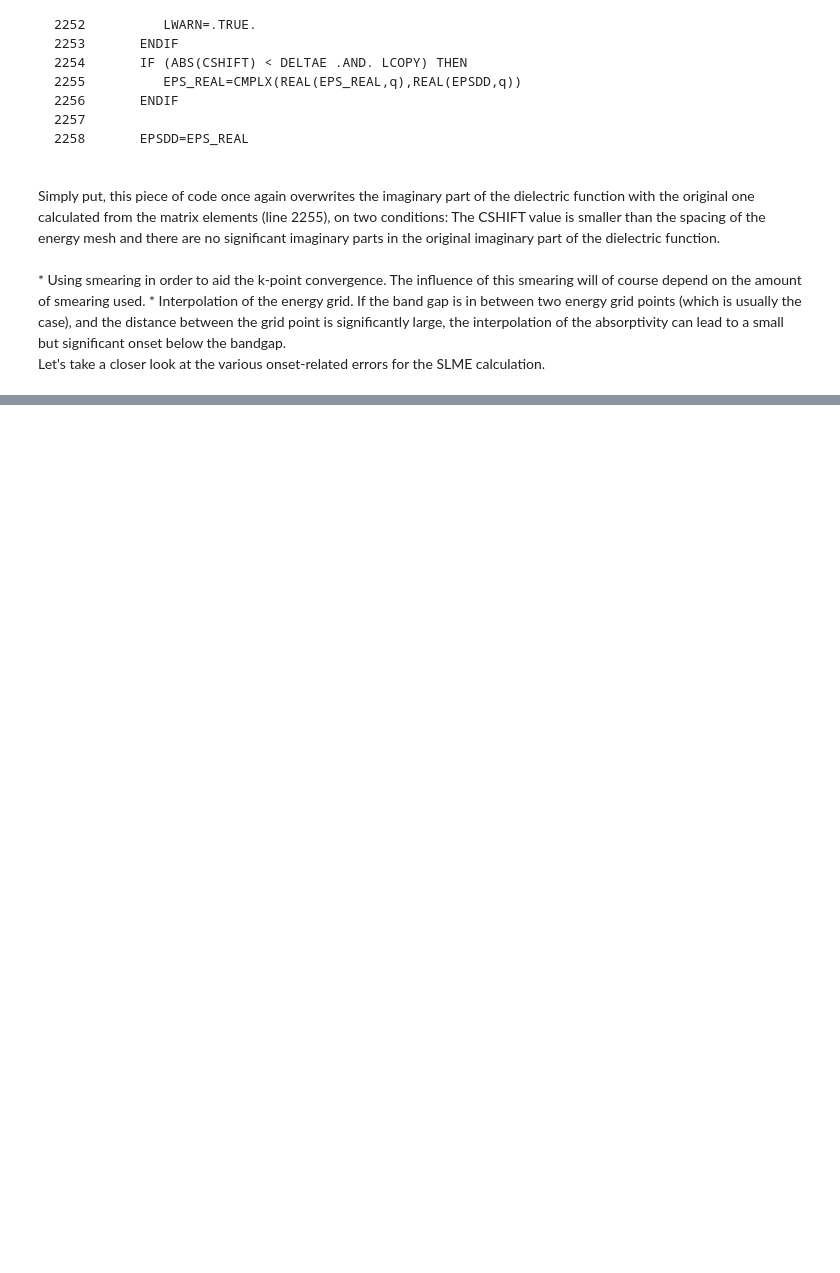
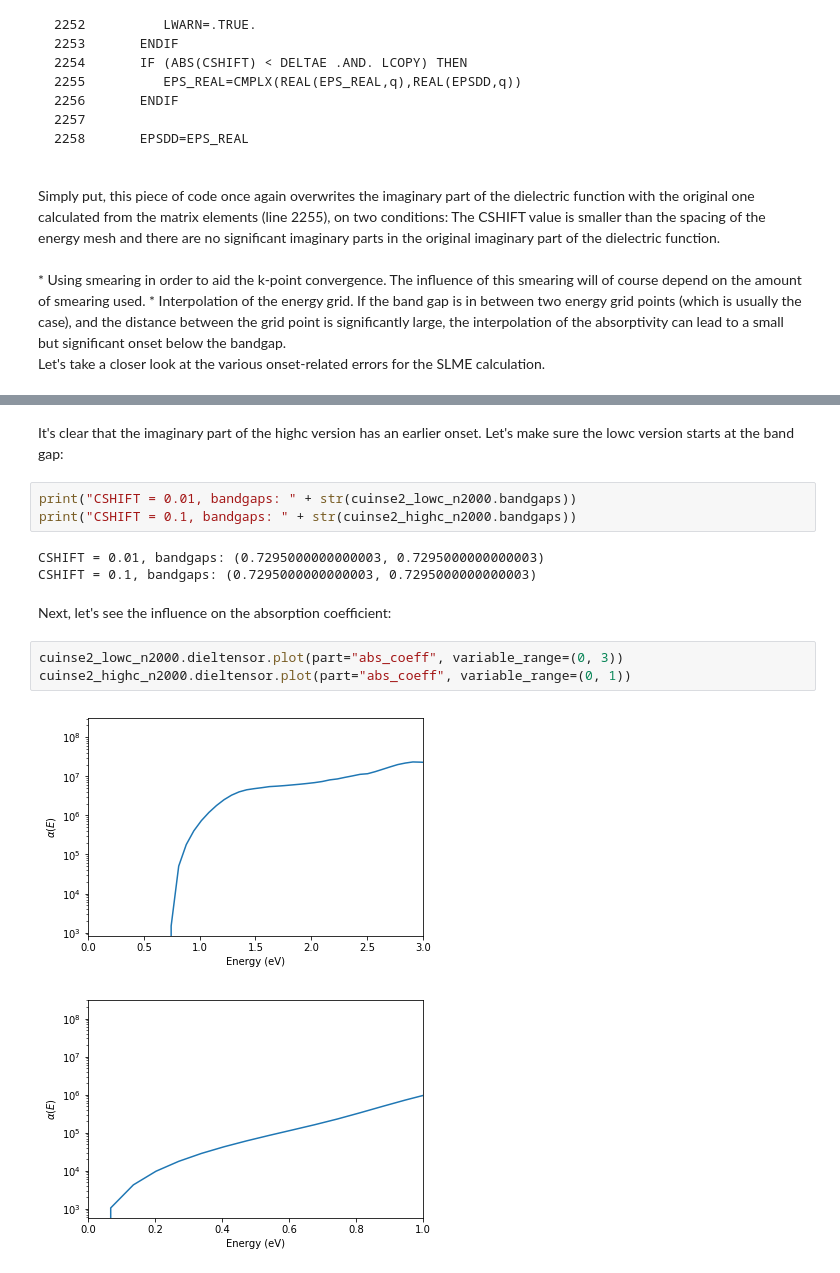
Before and after one commit to CaptainDasheng/jupyter, a Jupyter notebook: slme_analysis/onset.ipynb, the cells around one changed output, grey strips where cells are left out. Drawn from its saved outputs; the diff is of its cells as text; blank space fills up the shorter version.

```diff
--- a/slme_analysis/onset.ipynb
+++ b/slme_analysis/onset.ipynb
@@ -64,0 +82,16 @@ cuinse2_lowc_n2000 = SolarCell.from_file(os.path.join(os.getcwd(), "data", "lowc
+# %% [markdown]
+It's clear that the imaginary part of the highc version has an earlier onset. Let's make sure the lowc version starts at the band gap:
+# %%
+print("CSHIFT = 0.01, bandgaps: " + str(cuinse2_lowc_n2000.bandgaps))
+print("CSHIFT = 0.1, bandgaps: " + str(cuinse2_highc_n2000.bandgaps))
+# %% [output]
+CSHIFT = 0.01, bandgaps: (0.7295000000000003, 0.7295000000000003)
+CSHIFT = 0.1, bandgaps: (0.7295000000000003, 0.7295000000000003)
+# %% [markdown]
+Next, let's see the influence on the absorption coefficient:
+# %%
+cuinse2_lowc_n2000.dieltensor.plot(part="abs_coeff", variable_range=(0, 3))
+cuinse2_highc_n2000.dieltensor.plot(part="abs_coeff", variable_range=(0, 1))
+# %% [output]
+[figure, added]
+[figure, added]
```
Also changed, not shown: parts of 15 cells of this notebook, 1 other file.
